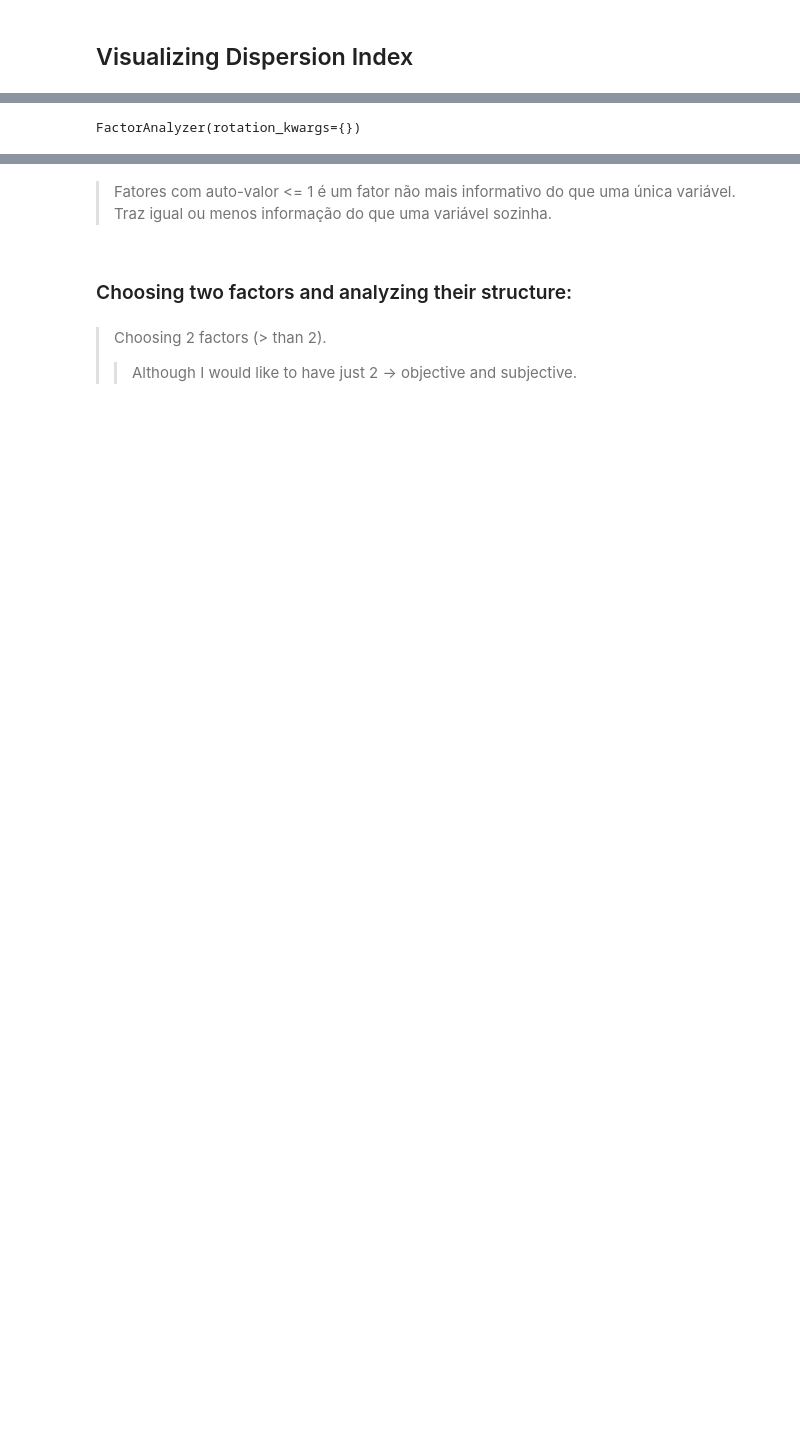
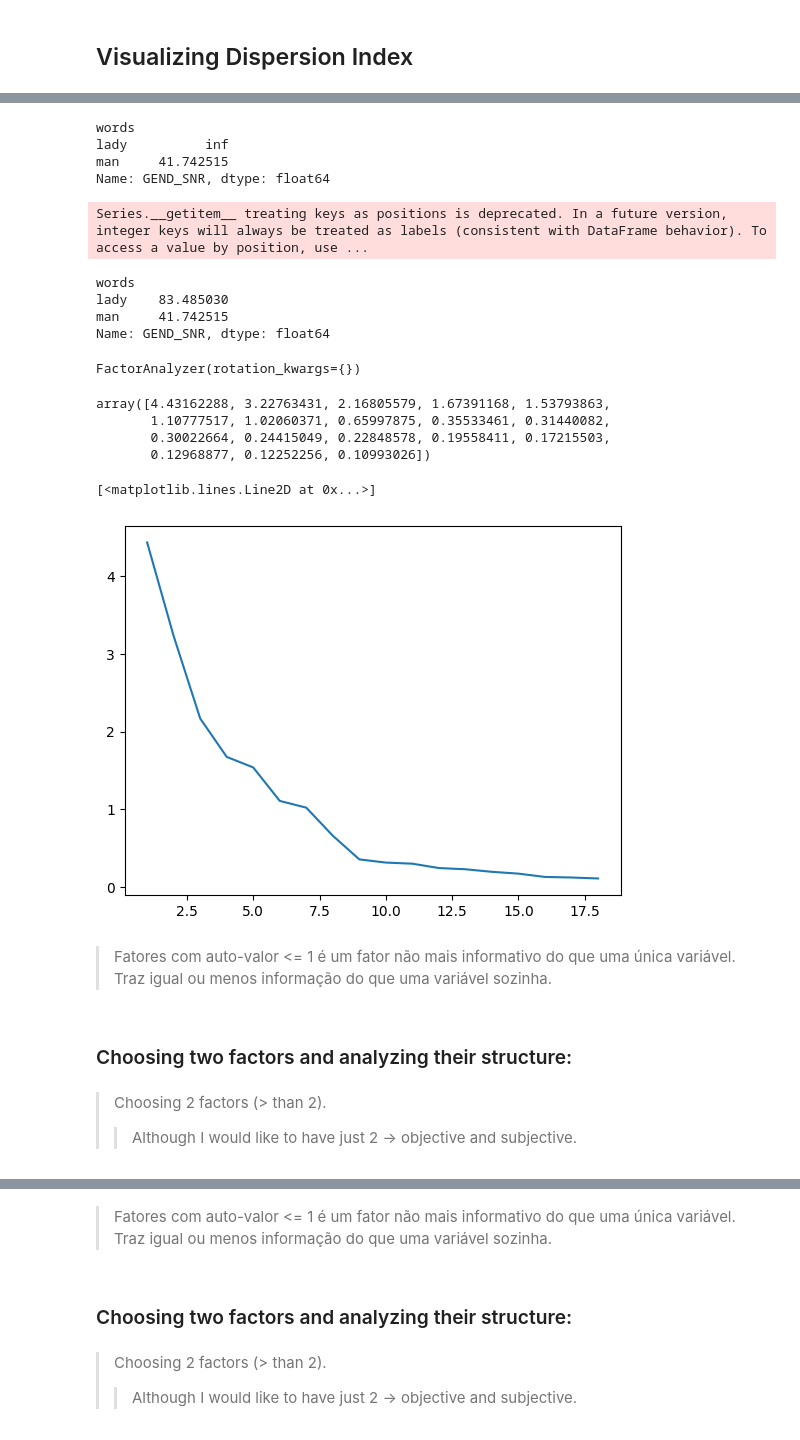
Before and after one commit to tbnsilveira/semantic_factors, a Jupyter notebook: notebooks/Semantic_Factors_by_DispersionIndex.ipynb, the cells around one changed output, grey strips where cells are left out. Saved outputs shown, nothing was run; the diff lists cells and outputs as text; code cells hidden in the pictures; blank space fills up the shorter version.

```diff
--- a/notebooks/Semantic_Factors_by_DispersionIndex.ipynb
+++ b/notebooks/Semantic_Factors_by_DispersionIndex.ipynb
@@ -578,0 +556,2 @@ from factor_analyzer import FactorAnalyzer
+# %%
+data = df[label_DI + label_SNR]
@@ -582,3 +591,24 @@ from factor_analyzer import FactorAnalyzer
+# %%
+## Finding the two largest values in 'GEND_SNR' column:
+data['GEND_SNR'].nlargest(2)
+# %% [output]
+words
+lady          inf
+man     41.742515
+Name: GEND_SNR, dtype: float64
+# %%
+## Replacing '+inf' to twice the second largest value:
+data.replace(np.inf, 2*data['GEND_SNR'].nlargest(2)[1], inplace=True)
+# %% [output]
+Series.__getitem__ treating keys as positions is deprecated. In a future version, integer keys will always be treated as labels (consistent with DataFrame behavior). To access a value by position, use ...
+# %%
+## Checking if the previous step has worked:
+data['GEND_SNR'].nlargest(2)
+# %% [output]
+words
+lady    83.485030
+man     41.742515
+Name: GEND_SNR, dtype: float64
 # %%
 ## Creating the estimator (Factor analyzer)
 fa = FactorAnalyzer()
@@ -586,2 +618,23 @@ fa.fit(df_M)
 # %% [output]
 FactorAnalyzer(rotation_kwargs={})
+# %%
+#Get Eigen values and plot them
+ev, v = fa.get_eigenvalues()
+ev
+# %% [output]
+array([4.43162288, 3.22763431, 2.16805579, 1.67391168, 1.53793863,
+       1.10777517, 1.02060371, 0.65997875, 0.35533461, 0.31440082,
+       0.30022664, 0.24415049, 0.22848578, 0.19558411, 0.17215503,
+       0.12968877, 0.12252256, 0.10993026])
+# %%
+plt.plot(range(1,data.shape[1]+1),ev)
+# %% [output]
+[<matplotlib.lines.Line2D at 0x...>]
+[figure, added]
+# %% [markdown]
+> Fatores com auto-valor <= 1 é um fator não mais informativo do que uma única variável. Traz igual ou menos informação do que uma variável sozinha.
+# %% [markdown]
+### Choosing two factors and analyzing their structure:
+# %% [markdown]
+> Choosing 2 factors (> than 2).
+>> Although I would like to have just 2 -> objective and subjective.
```
Also changed, not shown: parts of 48 cells of this notebook.
